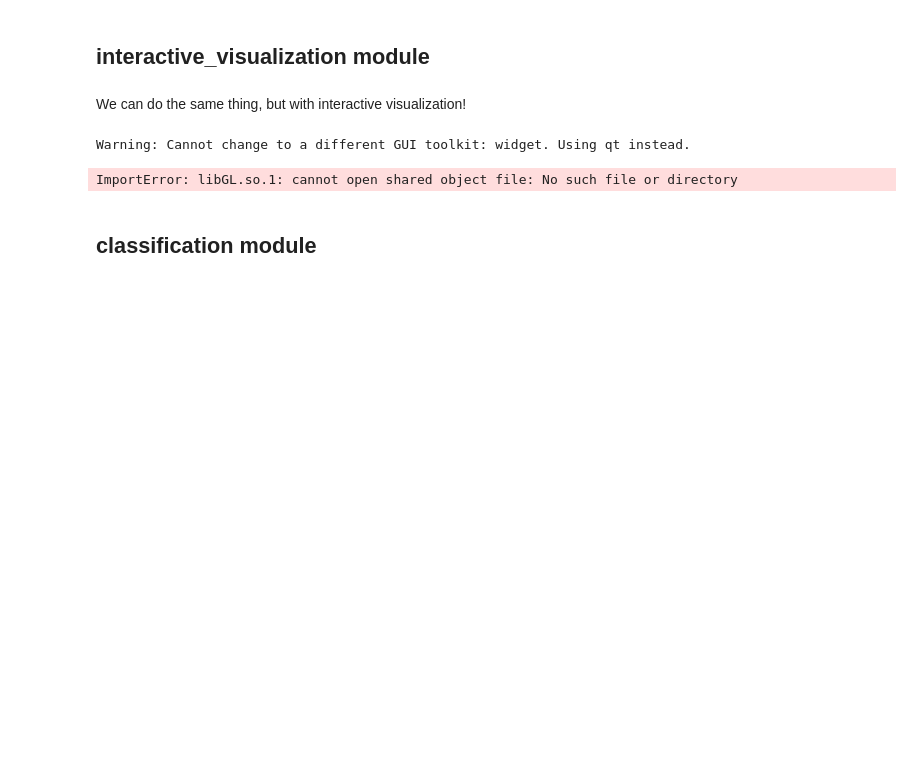
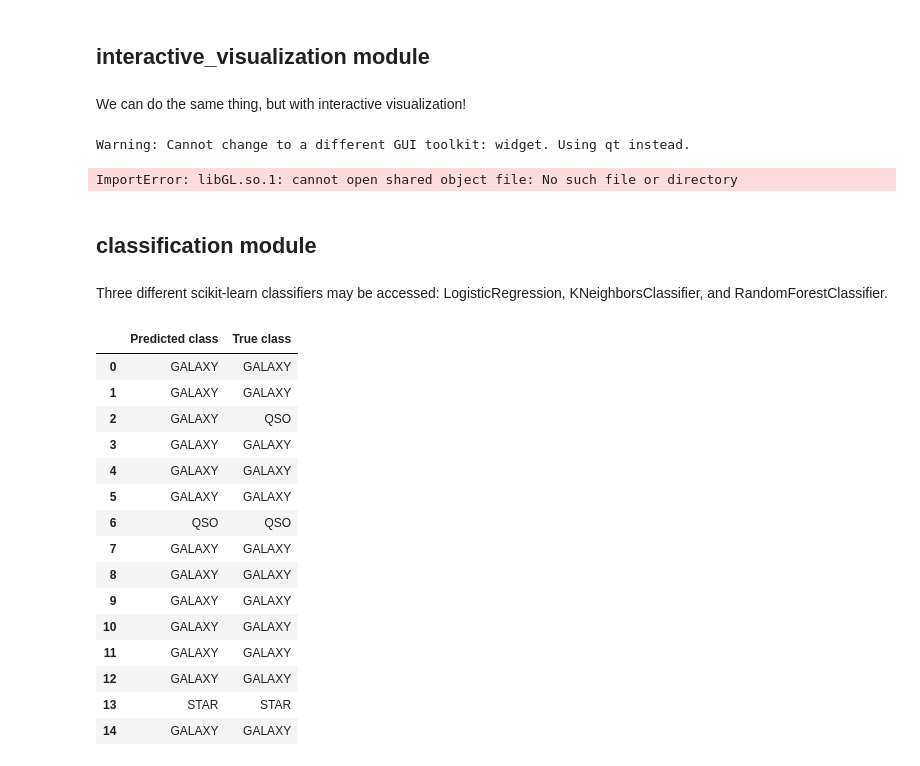
Before and after one commit to glo-umutoni/galaxy-project, a Jupyter notebook: docs/demo.ipynb, the cells around one changed output. Saved outputs shown, nothing was run; the diff lists cells and outputs as text; code cells hidden in the pictures; blank space fills up the shorter version.

```diff
--- a/docs/demo.ipynb
+++ b/docs/demo.ipynb
@@ -362,3 +362,49 @@ Warning: Cannot change to a different GUI toolkit: widget. Using qt instead.
 ImportError: libGL.so.1: cannot open shared object file: No such file or directory
 # %% [markdown]
 ## classification module
+# %% [markdown]
+Three different scikit-learn classifiers may be accessed: LogisticRegression, KNeighborsClassifier, and RandomForestClassifier.
+# %%
+query= "SELECT TOP 20 SpecObjID, ra,dec,z, run2d, class FROM SpecObj"
+data = Data()
+data.extract_from_query(query)
+
+# align spectra
+min_val = 1
+max_val = 3
+object_ids = list(data.data['SpecObjID'])
+num_points = 5
+_, aligned_spectra = WavelengthAlignment.align(object_ids, min_val, max_val, num_points)
+
+# preprocess data
+std_spectra = Preprocessing.normalize(data=pd.DataFrame(aligned_spectra))
+# drop IDs and class
+metadata = data.data.drop(columns = ['class', 'SpecObjID'])#, 'bestObjID', 'fluxObjID', 'targetObjID', 'plateID'])
+std_metadata = Preprocessing.normalize(data=metadata)
+
+# combine metadata and spectra
+X = pd.concat([std_metadata, std_spectra],axis=1).to_numpy()
+y = data.data['class'].apply(lambda x : str(x.decode()))
+
+# perform object prediction
+classifier = Classifier('LogisticRegression')
+classifier.fit(X,y)
+y_pred = classifier.predict(X)
+pd.DataFrame(zip(y_pred, y), columns = ['Predicted class', 'True class'])[:15]
+# %% [output]
+|  | Predicted class | True class |
+| 0 | GALAXY | GALAXY |
+| 1 | GALAXY | GALAXY |
+| 2 | GALAXY | QSO |
+| 3 | GALAXY | GALAXY |
+| 4 | GALAXY | GALAXY |
+| 5 | GALAXY | GALAXY |
+| 6 | QSO | QSO |
+| 7 | GALAXY | GALAXY |
+| 8 | GALAXY | GALAXY |
+| 9 | GALAXY | GALAXY |
+| 10 | GALAXY | GALAXY |
+| 11 | GALAXY | GALAXY |
+| 12 | GALAXY | GALAXY |
+| 13 | STAR | STAR |
+| 14 | GALAXY | GALAXY |
```
Also changed, not shown: parts of 7 cells of this notebook.
